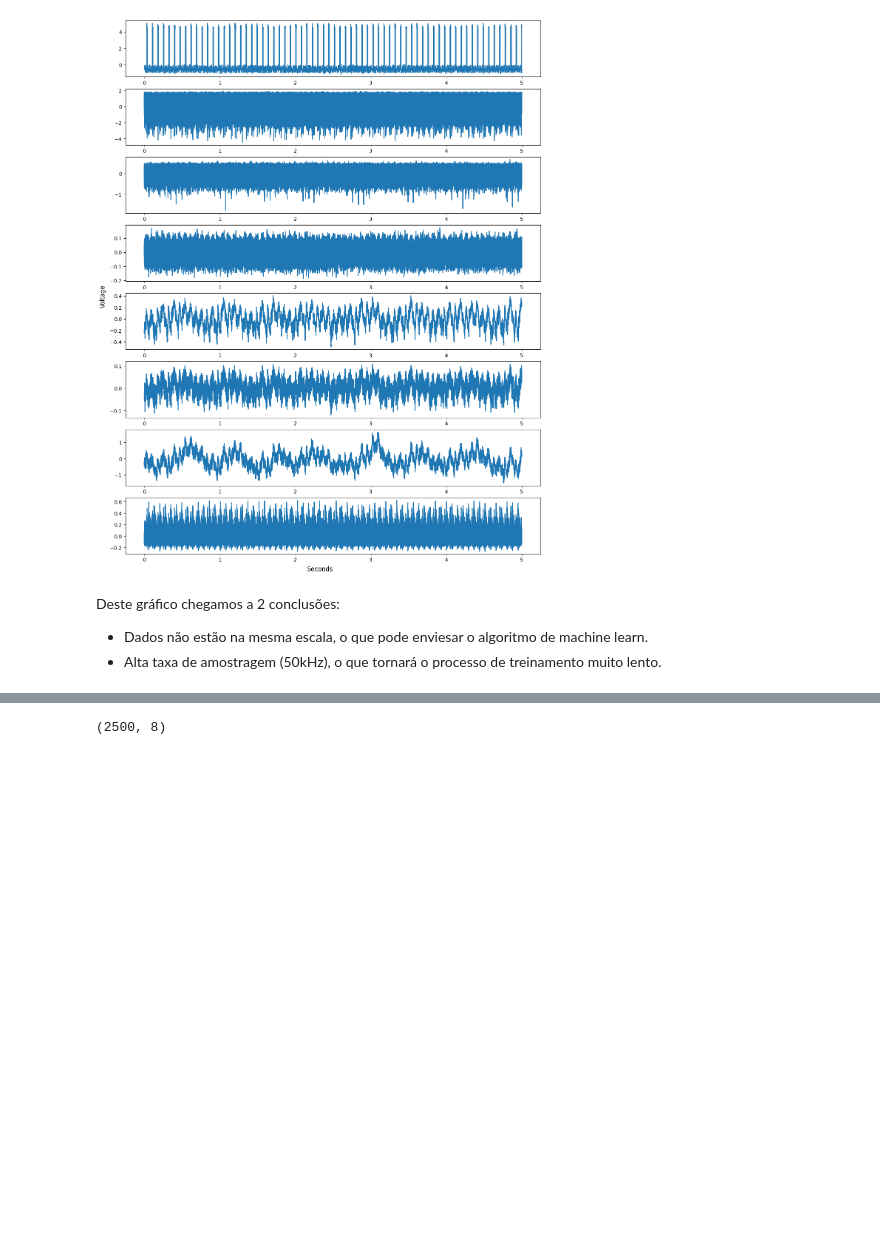
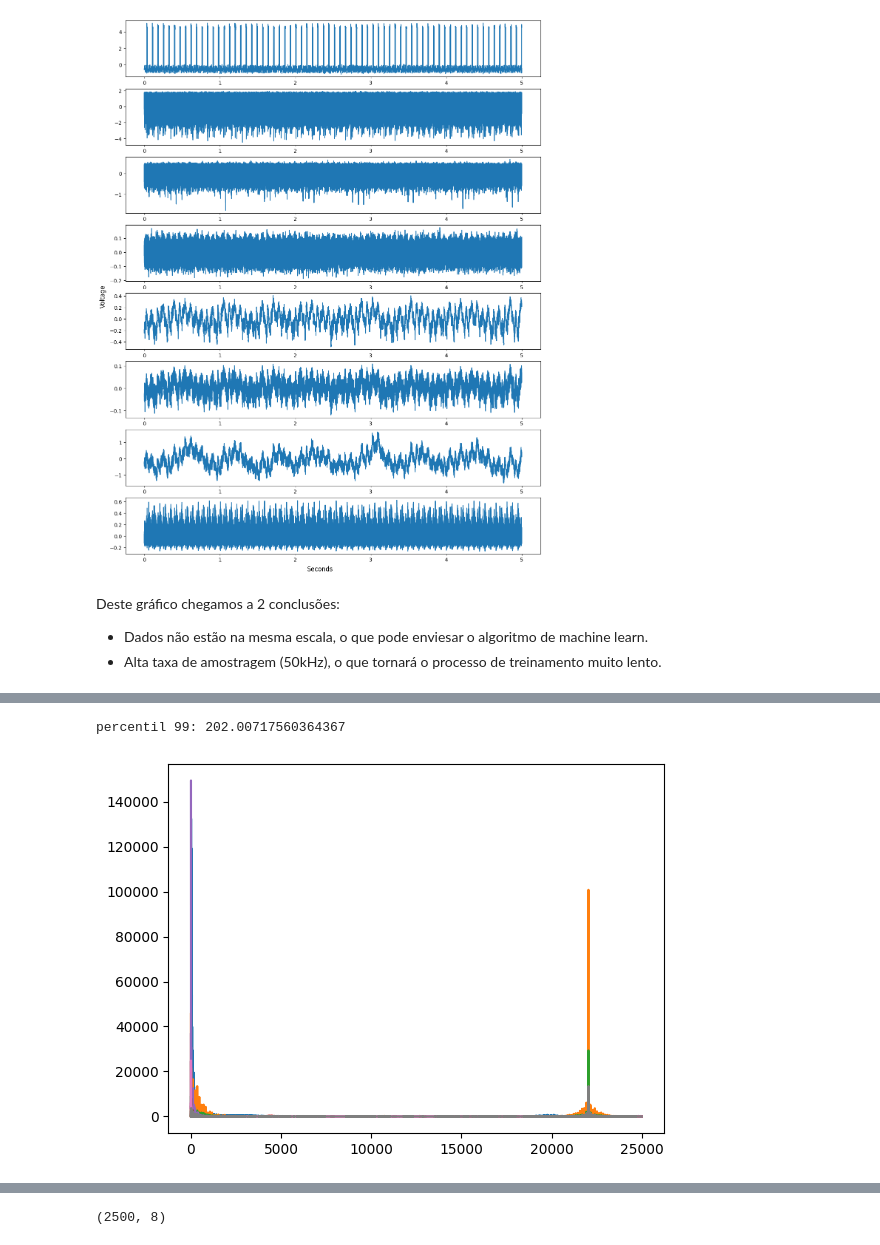
Before and after one commit to ricardo-faria/data-science-tcc, a Jupyter notebook: main.ipynb, the cells around one changed output, grey strips where cells are left out. Saved outputs shown, nothing was run; the diff lists cells and outputs as text; code cells hidden in the pictures; blank space fills up the shorter version.

```diff
--- a/main.ipynb
+++ b/main.ipynb
@@ -102,0 +146,8 @@ Deste gráfico chegamos a 2 conclusões:
+# %%
+sample_horizontal = pd.read_csv('/content/drive/MyDrive/Colab Notebooks/data science/data-science-tcc/data/horizontal-misalignment/1.0mm/12.288.csv', header=None)
+sample_horizontal_fft, sample_horizontal_fft_freq = apply_rfft(sample_horizontal, ORIGINAL_SAMPLE_RATE)
+plt.plot(sample_horizontal_fft_freq, sample_horizontal_fft)
+print(f'percentil 98: {np.percentile(sample_horizontal_fft, 98)}')
+# %% [output]
+percentil 99: 202.00717560364367
+[figure, added]
```
Also changed, not shown: parts of 22 cells of this notebook.
